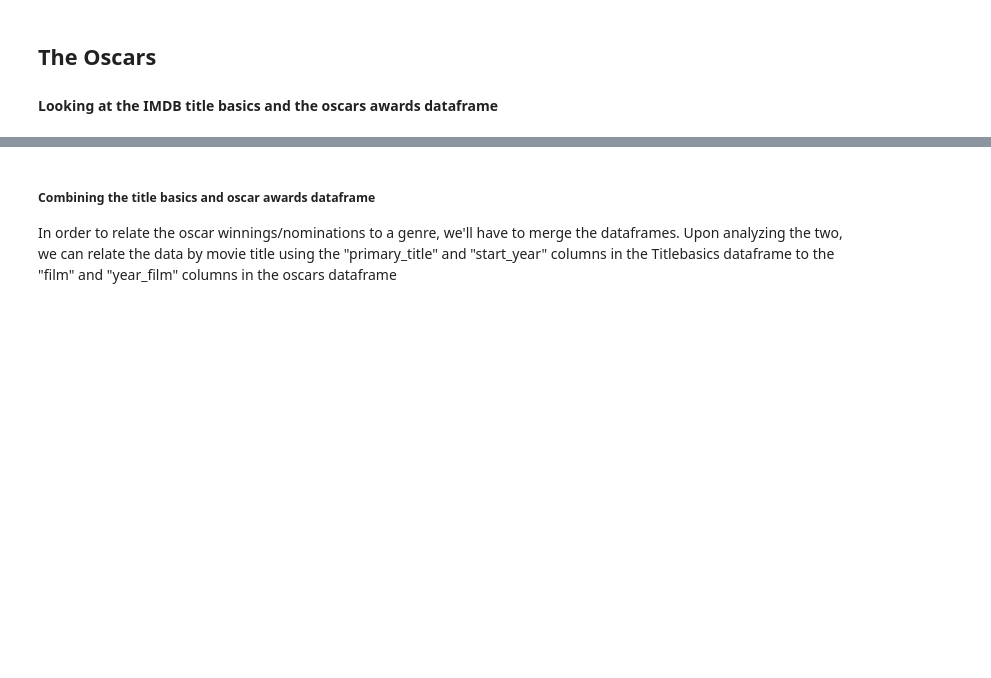
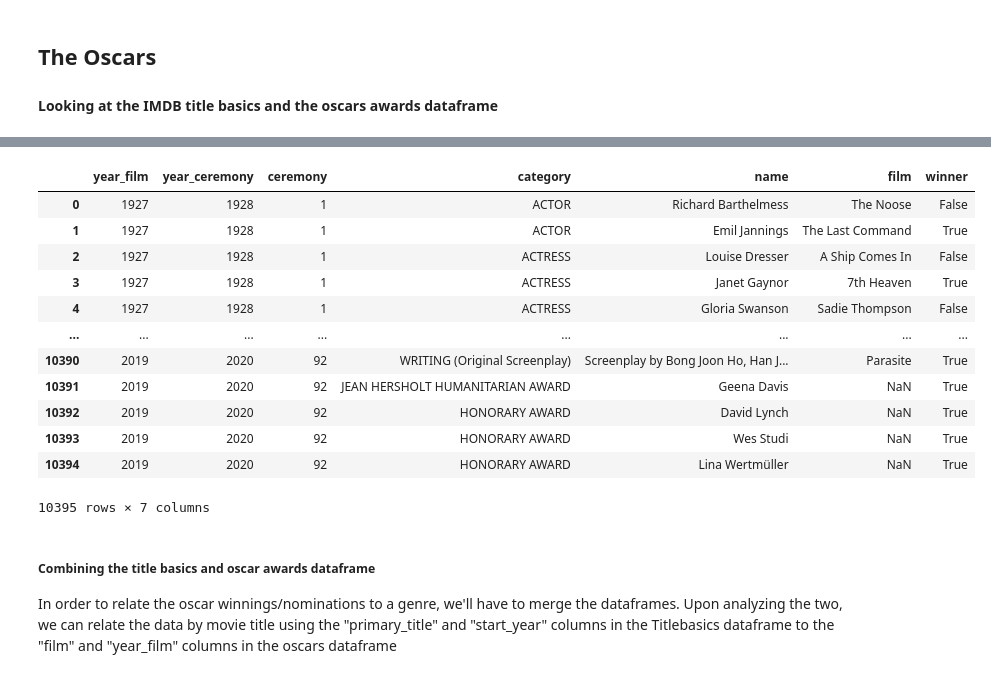
Before and after one commit to ewjohn127/dsc_project_1, a Jupyter notebook: Phase1_Project.ipynb, the cells around one changed output, grey strips where cells are left out. Cells and saved outputs as stored; diff of their text form; code cells hidden in the pictures; blank space fills up the shorter version.

```diff
--- a/Phase1_Project.ipynb
+++ b/Phase1_Project.ipynb
@@ -304,5 +304,5 @@ Magn. = Magnolia Pictures
 ## The Oscars
 #### Looking at the IMDB title basics and the oscars awards dataframe
 # %%
-Titlebasics = pd.read_csv('title.basics.csv')
-oscars = pd.read_csv('the_oscar_award.csv')
+Titlebasics = pd.read_csv('data/title.basics.csv')
+oscars = pd.read_csv('data/the_oscar_award.csv')
@@ -315,3 +325,19 @@ Oscars
+# %%
+oscars
+# %% [output]
+|  | year_film | year_ceremony | ceremony | category | name | film | winner |
+| 0 | 1927 | 1928 | 1 | ACTOR | Richard Barthelmess | The Noose | False |
+| 1 | 1927 | 1928 | 1 | ACTOR | Emil Jannings | The Last Command | True |
+| 2 | 1927 | 1928 | 1 | ACTRESS | Louise Dresser | A Ship Comes In | False |
+| 3 | 1927 | 1928 | 1 | ACTRESS | Janet Gaynor | 7th Heaven | True |
+| 4 | 1927 | 1928 | 1 | ACTRESS | Gloria Swanson | Sadie Thompson | False |
+| ... | ... | ... | ... | ... | ... | ... | ... |
+| 10390 | 2019 | 2020 | 92 | WRITING (Original Screenplay) | Screenplay by Bong Joon Ho, Han J... | Parasite | True |
+| 10391 | 2019 | 2020 | 92 | JEAN HERSHOLT HUMANITARIAN AWARD | Geena Davis | NaN | True |
+| 10392 | 2019 | 2020 | 92 | HONORARY AWARD | David Lynch | NaN | True |
+| 10393 | 2019 | 2020 | 92 | HONORARY AWARD | Wes Studi | NaN | True |
+| 10394 | 2019 | 2020 | 92 | HONORARY AWARD | Lina Wertmüller | NaN | True |
+10395 rows × 7 columns
 # %% [markdown]
 ##### Combining the title basics and oscar awards dataframe
 In order to relate the oscar winnings/nominations to a genre, we'll have to merge the dataframes. Upon analyzing the two, we can relate the data by movie title using the "primary_title" and "start_year" columns in the Titlebasics dataframe to the "film" and "year_film" columns in the oscars dataframe
```
Also changed, not shown: parts of 10 cells of this notebook.
